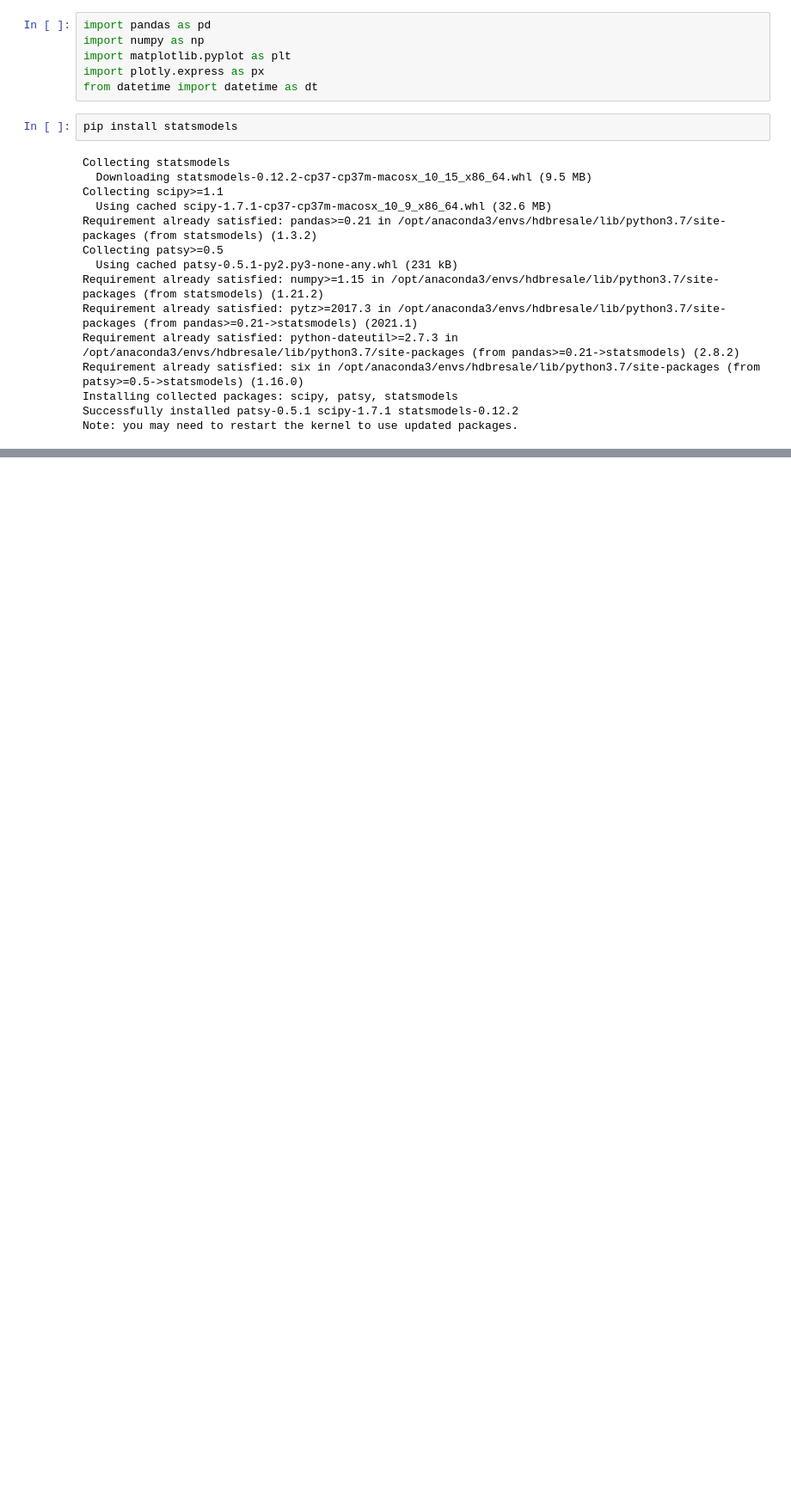
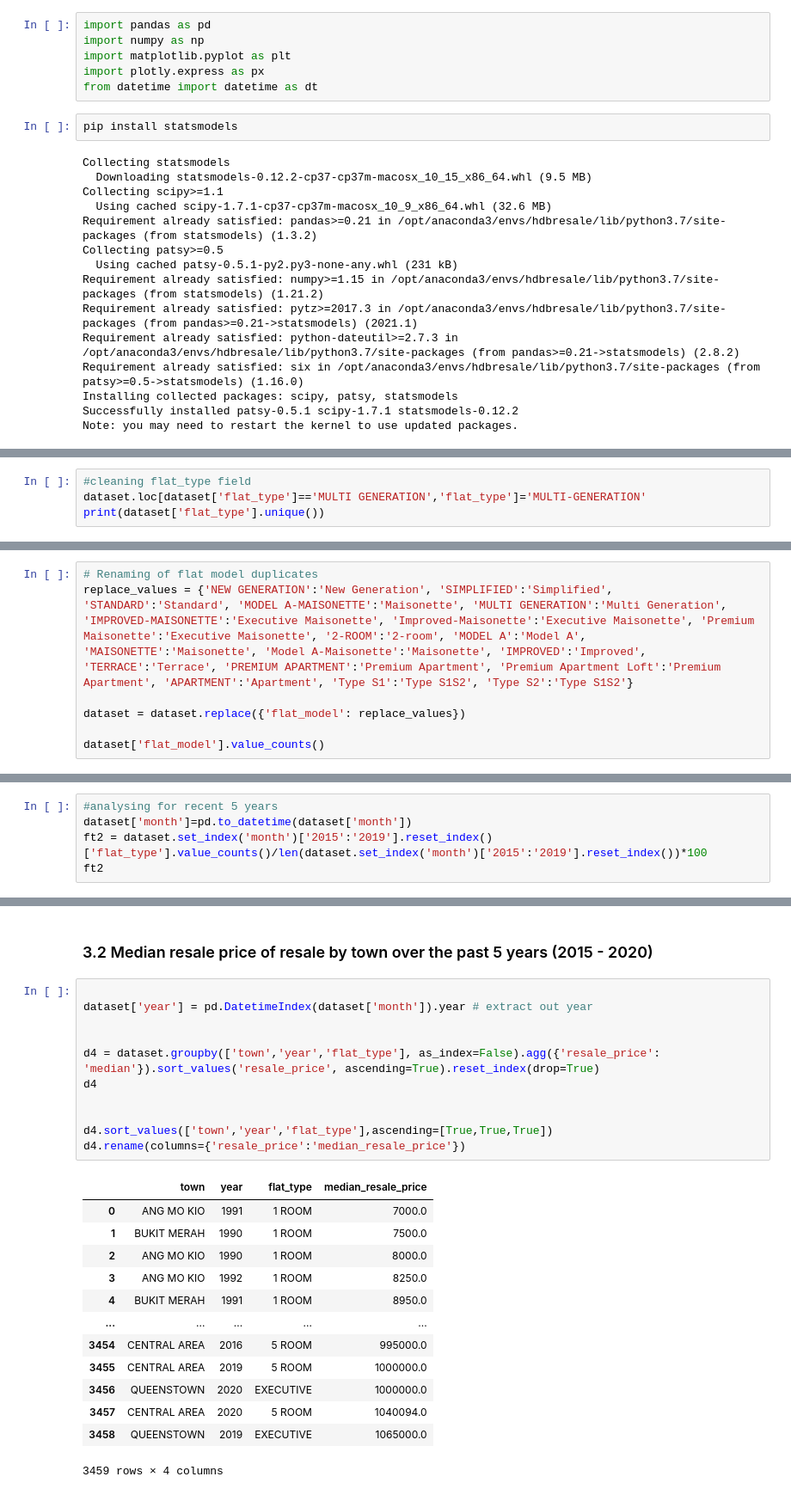
Before and after one commit to Strata-Tech/HDB-resale-price-prediction, a Jupyter notebook: hdbresale.ipynb, the cells around one changed output, grey strips where cells are left out. Shown at 86% size. Cells and saved outputs as stored; diff of their text form; blank space fills up the shorter version.

```diff
--- a/hdbresale.ipynb
+++ b/hdbresale.ipynb
@@ -23,0 +147,4 @@ Note: you may need to restart the kernel to use updated packages.
+# %%
+#cleaning flat_type field
+dataset.loc[dataset['flat_type']=='MULTI GENERATION','flat_type']='MULTI-GENERATION'
+print(dataset['flat_type'].unique())
@@ -23,0 +154,7 @@ Note: you may need to restart the kernel to use updated packages.
+# %%
+# Renaming of flat model duplicates
+replace_values = {'NEW GENERATION':'New Generation', 'SIMPLIFIED':'Simplified', 'STANDARD':'Standard', 'MODEL A-MAISONETTE':'Maisonette', 'MULTI GENERATION':'Multi Generation', 'IMPROVED-MAISONETTE':'Executive Maisonette', 'Improved-Maisonette':'Executive Maisonette', 'Premium Maisonette':'Executive Maisonette', '2-ROOM':'2-room', 'MODEL A':'Model A', 'MAISONETTE':'Maisonette', 'Model A-Maisonette':'Maisonette', 'IMPROVED':'Improved', 'TERRACE':'Terrace', 'PREMIUM APARTMENT':'Premium Apartment', 'Premium Apartment Loft':'Premium Apartment', 'APARTMENT':'Apartment', 'Type S1':'Type S1S2', 'Type S2':'Type S1S2'}
+
+dataset = dataset.replace({'flat_model': replace_values})
+
+dataset['flat_model'].value_counts()
@@ -23,0 +249,5 @@ Note: you may need to restart the kernel to use updated packages.
+# %%
+#analysing for recent 5 years
+dataset['month']=pd.to_datetime(dataset['month'])
+ft2 = dataset.set_index('month')['2015':'2019'].reset_index()['flat_type'].value_counts()/len(dataset.set_index('month')['2015':'2019'].reset_index())*100
+ft2
@@ -23,0 +286,27 @@ Note: you may need to restart the kernel to use updated packages.
+# %% [markdown]
+### 3.2 Median resale price of resale by town over the past 5 years (2015 - 2020)
+# %%
+
+dataset['year'] = pd.DatetimeIndex(dataset['month']).year # extract out year
+
+
+d4 = dataset.groupby(['town','year','flat_type'], as_index=False).agg({'resale_price': 'median'}).sort_values('resale_price', ascending=True).reset_index(drop=True)
+d4
+
+
+d4.sort_values(['town','year','flat_type'],ascending=[True,True,True])
+d4.rename(columns={'resale_price':'median_resale_price'})
+# %% [output]
+|  | town | year | flat_type | median_resale_price |
+| 0 | ANG MO KIO | 1991 | 1 ROOM | 7000.0 |
+| 1 | BUKIT MERAH | 1990 | 1 ROOM | 7500.0 |
+| 2 | ANG MO KIO | 1990 | 1 ROOM | 8000.0 |
+| 3 | ANG MO KIO | 1992 | 1 ROOM | 8250.0 |
+| 4 | BUKIT MERAH | 1991 | 1 ROOM | 8950.0 |
+| ... | ... | ... | ... | ... |
+| 3454 | CENTRAL AREA | 2016 | 5 ROOM | 995000.0 |
+| 3455 | CENTRAL AREA | 2019 | 5 ROOM | 1000000.0 |
+| 3456 | QUEENSTOWN | 2020 | EXECUTIVE | 1000000.0 |
+| 3457 | CENTRAL AREA | 2020 | 5 ROOM | 1040094.0 |
+| 3458 | QUEENSTOWN | 2019 | EXECUTIVE | 1065000.0 |
+3459 rows × 4 columns
```
Also changed, not shown: parts of 27 cells of this notebook.
